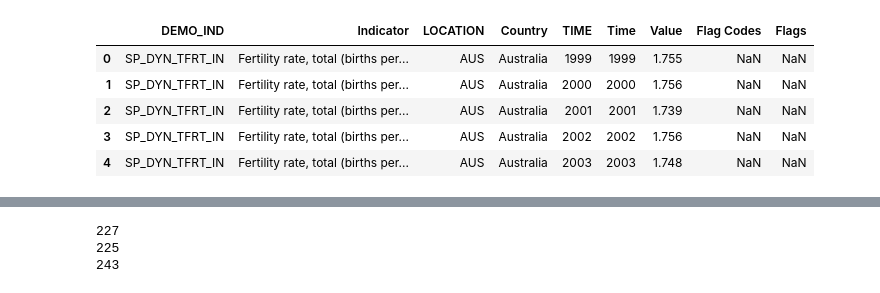
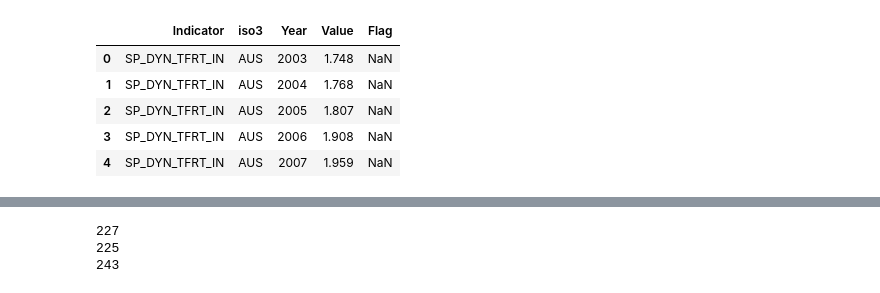
Before and after one commit to SaraR-1/Immigration, a Jupyter notebook: Country Name Coherence.ipynb, the cells around one changed output, grey strips where cells are left out. Cells and saved outputs as stored; diff of their text form; code cells hidden in the pictures.

```diff
--- a/Country Name Coherence.ipynb
+++ b/Country Name Coherence.ipynb
@@ -9,14 +9,14 @@ import operator
 from math import*
 # %%
 # unesco demo data
-unesco_demo = pd.read_table("Data/unesco_demo.csv", sep = "\t")
+unesco_demo = pd.read_table("Data/unesco_demo_norm.csv", sep = "\t")
 unesco_demo.head()
 # %% [output]
-|  | DEMO_IND | Indicator | LOCATION | Country | TIME | Time | Value | Flag Codes | Flags |
-| 0 | SP_DYN_TFRT_IN | Fertility rate, total (births per... | AUS | Australia | 1999 | 1999 | 1.755 | NaN | NaN |
-| 1 | SP_DYN_TFRT_IN | Fertility rate, total (births per... | AUS | Australia | 2000 | 2000 | 1.756 | NaN | NaN |
-| 2 | SP_DYN_TFRT_IN | Fertility rate, total (births per... | AUS | Australia | 2001 | 2001 | 1.739 | NaN | NaN |
-| 3 | SP_DYN_TFRT_IN | Fertility rate, total (births per... | AUS | Australia | 2002 | 2002 | 1.756 | NaN | NaN |
-| 4 | SP_DYN_TFRT_IN | Fertility rate, total (births per... | AUS | Australia | 2003 | 2003 | 1.748 | NaN | NaN |
+|  | Indicator | iso3 | Year | Value | Flag |
+| 0 | SP_DYN_TFRT_IN | AUS | 2003 | 1.748 | NaN |
+| 1 | SP_DYN_TFRT_IN | AUS | 2004 | 1.768 | NaN |
+| 2 | SP_DYN_TFRT_IN | AUS | 2005 | 1.807 | NaN |
+| 3 | SP_DYN_TFRT_IN | AUS | 2006 | 1.908 | NaN |
+| 4 | SP_DYN_TFRT_IN | AUS | 2007 | 1.959 | NaN |
 # %%
 # unesco education data
```
Also changed, not shown: parts of 24 cells of this notebook, 3 other files.
